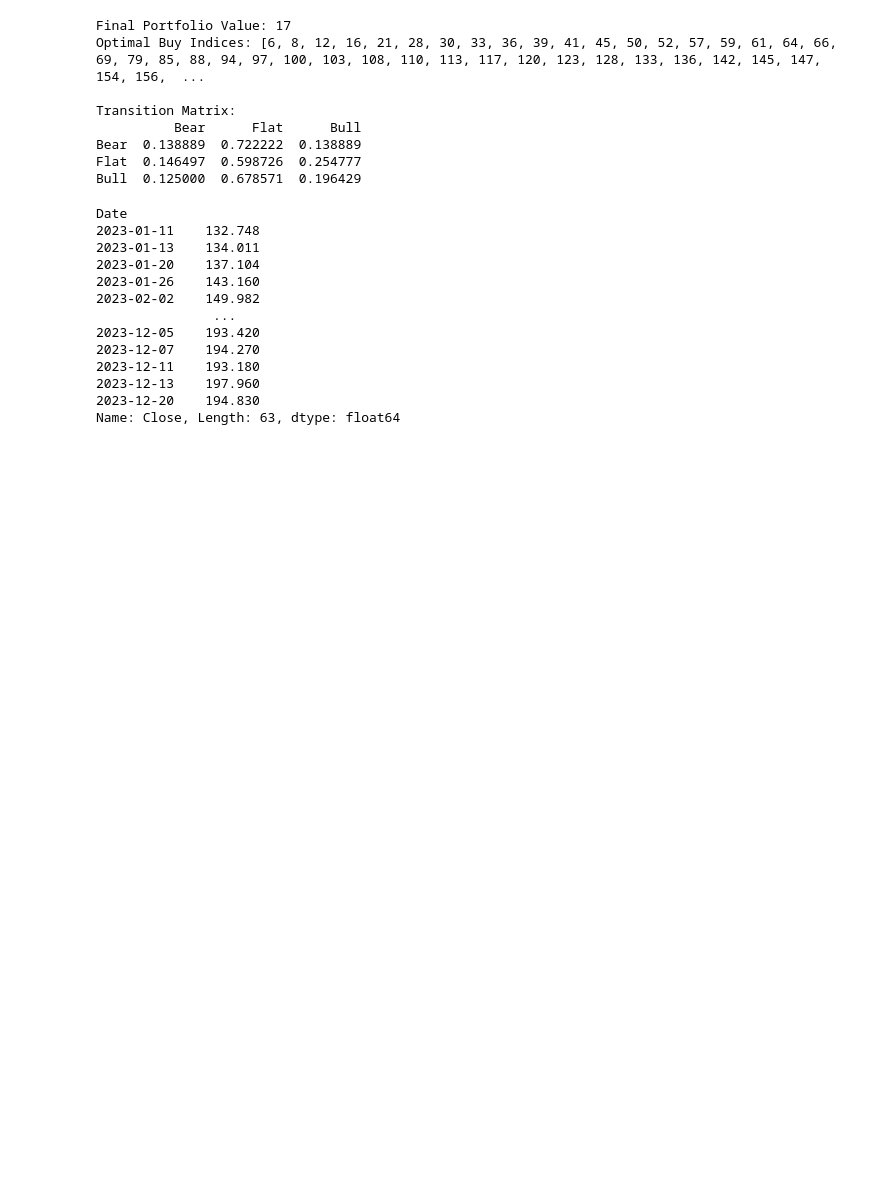
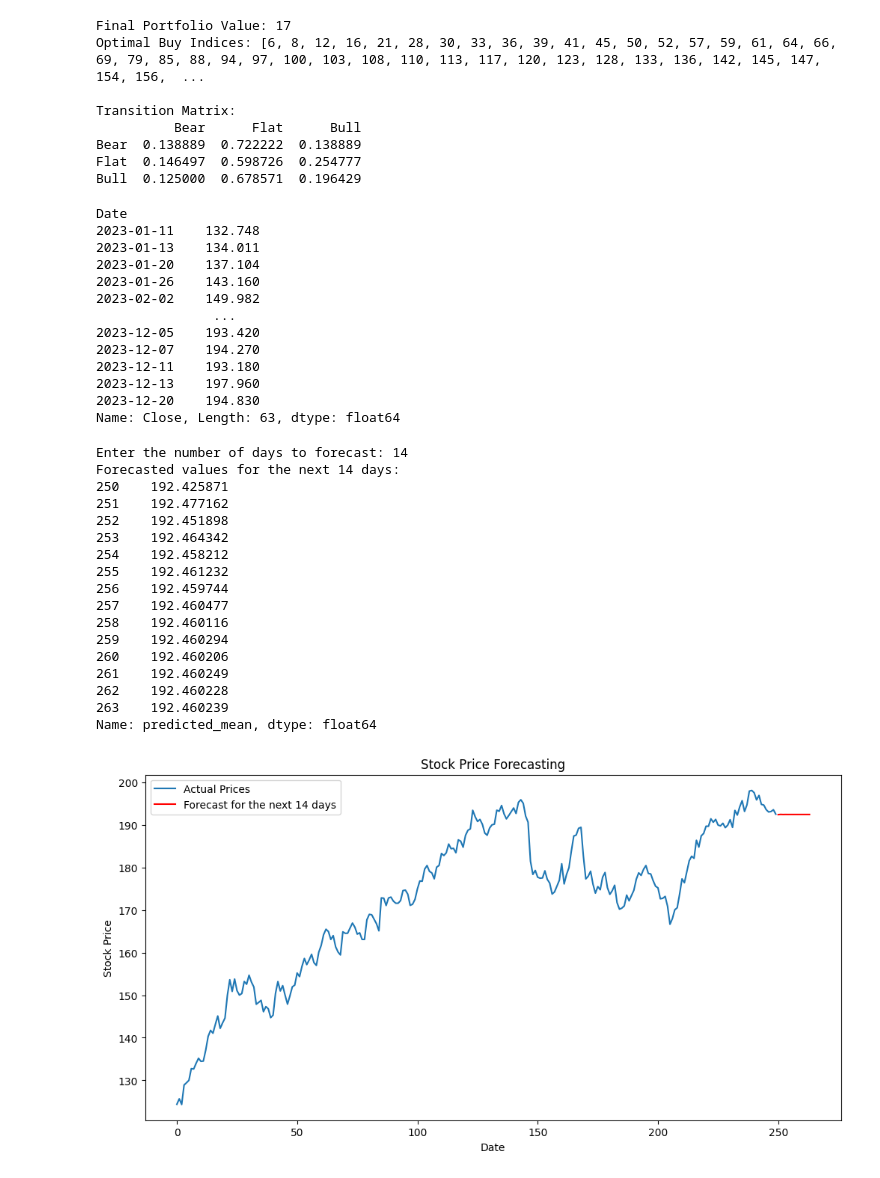
Before and after one commit to harish-123445/sigma_hackathon, a Jupyter notebook: sigma-forecasting_and_model.ipynb, the cells around one changed output. Saved outputs shown, nothing was run; the diff lists cells and outputs as text; code cells hidden in the pictures; blank space fills up the shorter version.

```diff
--- a/sigma-forecasting_and_model.ipynb
+++ b/sigma-forecasting_and_model.ipynb
@@ -411,3 +385,49 @@ Date
 2023-12-13    197.960
 2023-12-20    194.830
 Name: Close, Length: 63, dtype: float64
+# %%
+import pandas as pd
+from statsmodels.tsa.arima.model import ARIMA
+import matplotlib.pyplot as plt
+
+
+time_series = df['Close']
+
+# Fit an ARIMA model
+order = (1, 1, 1)
+model = ARIMA(time_series, order=order)
+fit_model = model.fit()
+
+
+n = int(input("Enter the number of days to forecast: "))
+forecast = fit_model.get_forecast(steps=n)
+forecast_values = forecast.predicted_mean
+print(f"Forecasted values for the next {n} days:")
+print(forecast_values)
+plt.figure(figsize=(12, 6))
+plt.plot(time_series, label='Actual Prices')
+plt.plot(forecast.predicted_mean, color='red', label=f'Forecast for the next {n} days')
+plt.title('Stock Price Forecasting')
+plt.xlabel('Date')
+plt.ylabel('Stock Price')
+plt.legend()
+plt.show()
+# %% [output]
+Enter the number of days to forecast: 14
+Forecasted values for the next 14 days:
+250    192.425871
+251    192.477162
+252    192.451898
+253    192.464342
+254    192.458212
+255    192.461232
+256    192.459744
+257    192.460477
+258    192.460116
+259    192.460294
+260    192.460206
+261    192.460249
+262    192.460228
+263    192.460239
+Name: predicted_mean, dtype: float64
+[figure, added]
```
Also changed, not shown: parts of 2 cells of this notebook.
